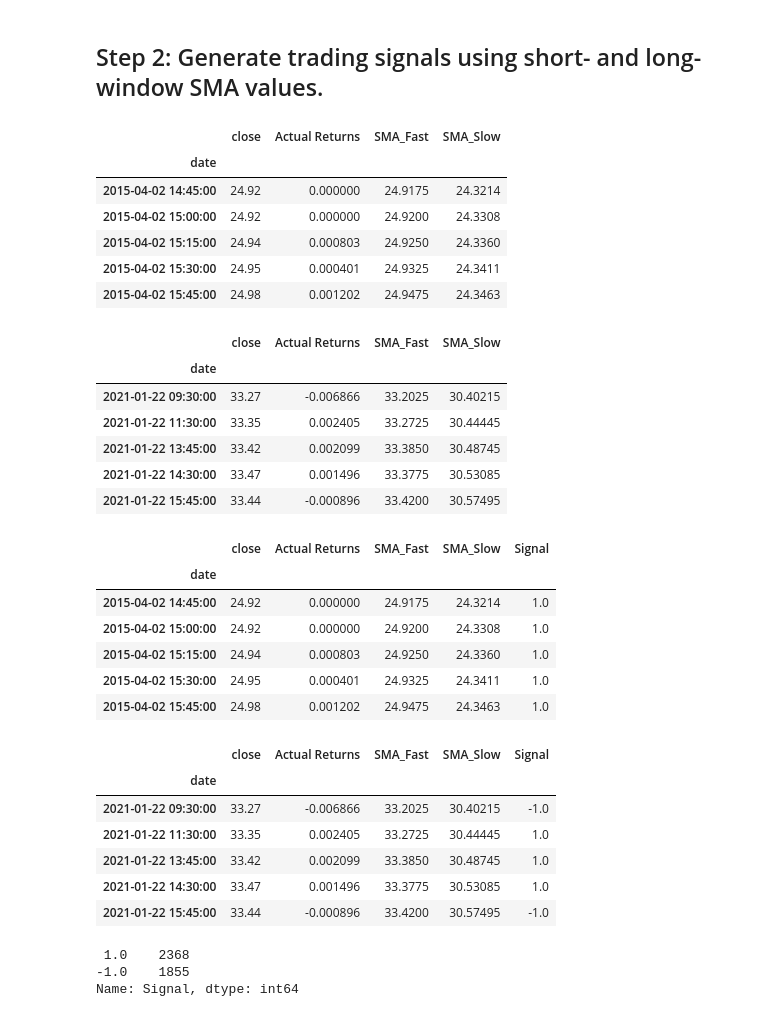
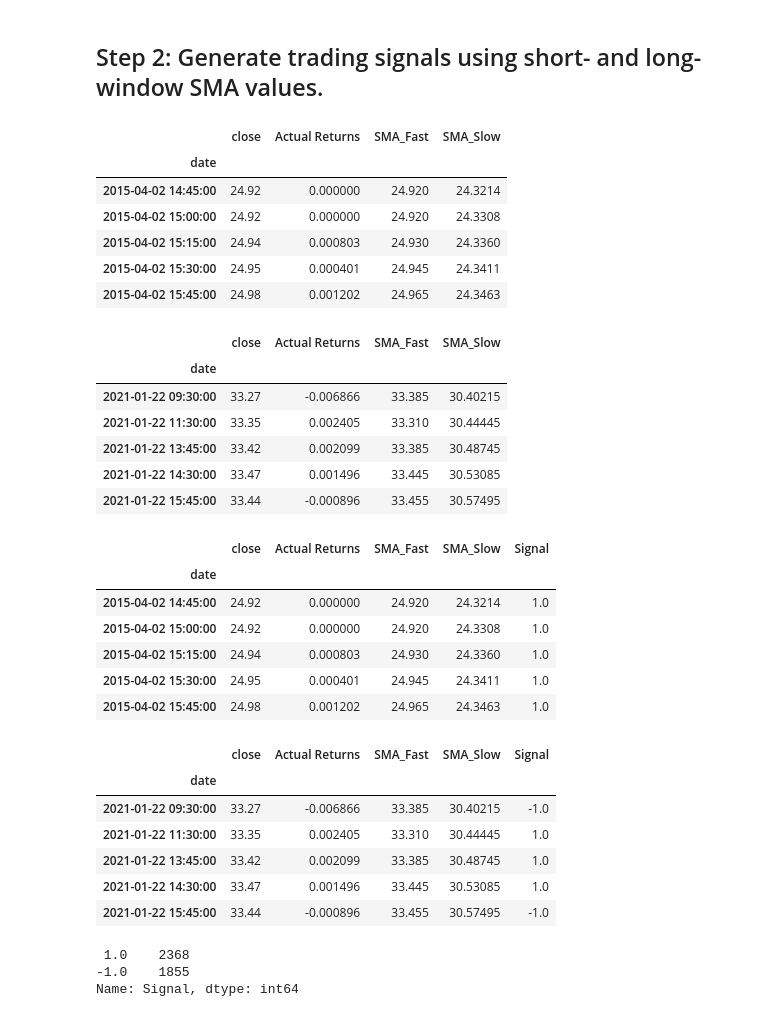
Before and after one commit to gadam/module_14_challenge, a Jupyter notebook: machine_learning_trading_bot.ipynb, the cells around one changed output. Cells and saved outputs as stored; diff of their text form; code cells hidden in the pictures.

```diff
--- a/machine_learning_trading_bot.ipynb
+++ b/machine_learning_trading_bot.ipynb
@@ -146,33 +146,36 @@ display(signals_df.tail())
 ## Step 2: Generate trading signals using short- and long-window SMA values.
 # %%
 # Set the short window and long window
-short_window = 4
+# Tuning attempt 2, changing the short window to 2
+# short_window = 4
+short_window = 2
+
 long_window = 100
 
 # Generate the fast and slow simple moving averages (4 and 100 days, respectively)
 signals_df['SMA_Fast'] = signals_df['close'].rolling(window=short_window).mean()
 signals_df['SMA_Slow'] = signals_df['close'].rolling(window=long_window).mean()
 
 signals_df = signals_df.dropna()
 
 # Review the DataFrame
 display(signals_df.head())
 display(signals_df.tail())
 # %% [output]
 |  | close | Actual Returns | SMA_Fast | SMA_Slow |
 | date |  |  |  |  |
-| 2015-04-02 14:45:00 | 24.92 | 0.000000 | 24.9175 | 24.3214 |
-| 2015-04-02 15:00:00 | 24.92 | 0.000000 | 24.9200 | 24.3308 |
-| 2015-04-02 15:15:00 | 24.94 | 0.000803 | 24.9250 | 24.3360 |
-| 2015-04-02 15:30:00 | 24.95 | 0.000401 | 24.9325 | 24.3411 |
-| 2015-04-02 15:45:00 | 24.98 | 0.001202 | 24.9475 | 24.3463 |
+| 2015-04-02 14:45:00 | 24.92 | 0.000000 | 24.920 | 24.3214 |
+| 2015-04-02 15:00:00 | 24.92 | 0.000000 | 24.920 | 24.3308 |
+| 2015-04-02 15:15:00 | 24.94 | 0.000803 | 24.930 | 24.3360 |
+| 2015-04-02 15:30:00 | 24.95 | 0.000401 | 24.945 | 24.3411 |
+| 2015-04-02 15:45:00 | 24.98 | 0.001202 | 24.965 | 24.3463 |
 |  | close | Actual Returns | SMA_Fast | SMA_Slow |
 | date |  |  |  |  |
-| 2021-01-22 09:30:00 | 33.27 | -0.006866 | 33.2025 | 30.40215 |
-| 2021-01-22 11:30:00 | 33.35 | 0.002405 | 33.2725 | 30.44445 |
-| 2021-01-22 13:45:00 | 33.42 | 0.002099 | 33.3850 | 30.48745 |
-| 2021-01-22 14:30:00 | 33.47 | 0.001496 | 33.3775 | 30.53085 |
-| 2021-01-22 15:45:00 | 33.44 | -0.000896 | 33.4200 | 30.57495 |
+| 2021-01-22 09:30:00 | 33.27 | -0.006866 | 33.385 | 30.40215 |
+| 2021-01-22 11:30:00 | 33.35 | 0.002405 | 33.310 | 30.44445 |
+| 2021-01-22 13:45:00 | 33.42 | 0.002099 | 33.385 | 30.48745 |
+| 2021-01-22 14:30:00 | 33.47 | 0.001496 | 33.445 | 30.53085 |
+| 2021-01-22 15:45:00 | 33.44 | -0.000896 | 33.455 | 30.57495 |
 # %%
 # Initialize the new Signal column
 signals_df['Signal'] = 0.0
@@ -189,18 +192,18 @@ display(signals_df.tail())
 # %% [output]
 |  | close | Actual Returns | SMA_Fast | SMA_Slow | Signal |
 | date |  |  |  |  |  |
-| 2015-04-02 14:45:00 | 24.92 | 0.000000 | 24.9175 | 24.3214 | 1.0 |
-| 2015-04-02 15:00:00 | 24.92 | 0.000000 | 24.9200 | 24.3308 | 1.0 |
-| 2015-04-02 15:15:00 | 24.94 | 0.000803 | 24.9250 | 24.3360 | 1.0 |
-| 2015-04-02 15:30:00 | 24.95 | 0.000401 | 24.9325 | 24.3411 | 1.0 |
-| 2015-04-02 15:45:00 | 24.98 | 0.001202 | 24.9475 | 24.3463 | 1.0 |
+| 2015-04-02 14:45:00 | 24.92 | 0.000000 | 24.920 | 24.3214 | 1.0 |
+| 2015-04-02 15:00:00 | 24.92 | 0.000000 | 24.920 | 24.3308 | 1.0 |
+| 2015-04-02 15:15:00 | 24.94 | 0.000803 | 24.930 | 24.3360 | 1.0 |
+| 2015-04-02 15:30:00 | 24.95 | 0.000401 | 24.945 | 24.3411 | 1.0 |
+| 2015-04-02 15:45:00 | 24.98 | 0.001202 | 24.965 | 24.3463 | 1.0 |
 |  | close | Actual Returns | SMA_Fast | SMA_Slow | Signal |
 | date |  |  |  |  |  |
-| 2021-01-22 09:30:00 | 33.27 | -0.006866 | 33.2025 | 30.40215 | -1.0 |
-| 2021-01-22 11:30:00 | 33.35 | 0.002405 | 33.2725 | 30.44445 | 1.0 |
-| 2021-01-22 13:45:00 | 33.42 | 0.002099 | 33.3850 | 30.48745 | 1.0 |
-| 2021-01-22 14:30:00 | 33.47 | 0.001496 | 33.3775 | 30.53085 | 1.0 |
-| 2021-01-22 15:45:00 | 33.44 | -0.000896 | 33.4200 | 30.57495 | -1.0 |
+| 2021-01-22 09:30:00 | 33.27 | -0.006866 | 33.385 | 30.40215 | -1.0 |
+| 2021-01-22 11:30:00 | 33.35 | 0.002405 | 33.310 | 30.44445 | 1.0 |
+| 2021-01-22 13:45:00 | 33.42 | 0.002099 | 33.385 | 30.48745 | 1.0 |
+| 2021-01-22 14:30:00 | 33.47 | 0.001496 | 33.445 | 30.53085 | 1.0 |
+| 2021-01-22 15:45:00 | 33.44 | -0.000896 | 33.455 | 30.57495 | -1.0 |
 # %%
 signals_df['Signal'].value_counts()
 # %% [output]
```
Also changed, not shown: parts of 9 cells of this notebook, 2 other files.
